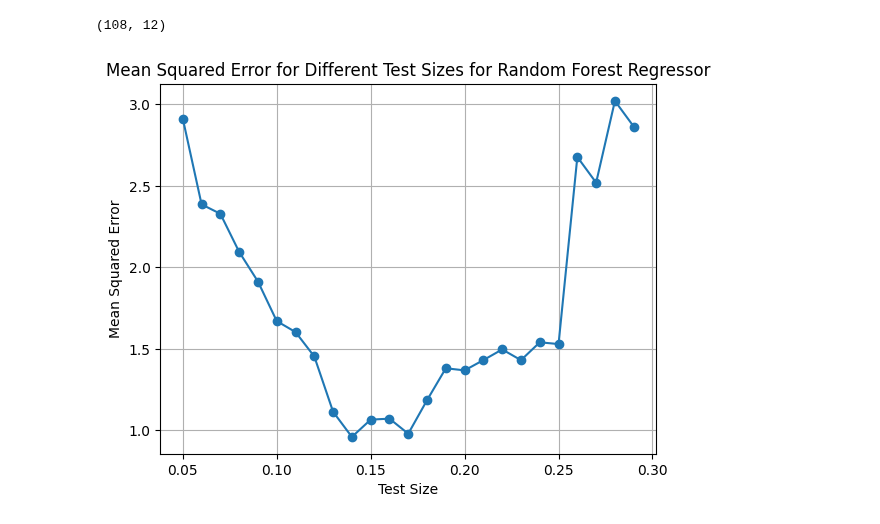
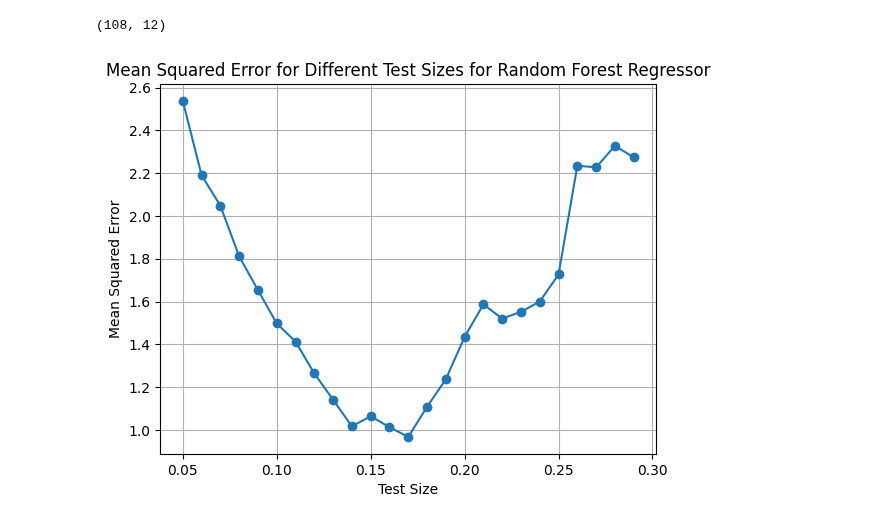
Before and after one commit to jli615/dtxwalmart, a Jupyter notebook: supercenter_singular_store_model.ipynb, the cells around one changed output. Saved outputs shown, nothing was run; the diff lists cells and outputs as text; code cells hidden in the pictures.

Commit message:
store 7 single model finished

```diff
--- a/supercenter_singular_store_model.ipynb
+++ b/supercenter_singular_store_model.ipynb
@@ -29,32 +29,33 @@ store_7.shape
 # %% [output]
 (108, 12)
 # %%
-X = store_7.drop(columns=['Tonnage'])
+# dropping Days Since Last Pickup because weekdays since last pickup and weekend days since last pickup sum to form it
+X = store_7.drop(columns=['Tonnage', 'Days Since Last Pickup'])
 y = store_7['Tonnage']
 
-random_forest_model = RandomForestRegressor(n_estimators=100, random_state=0)
+random_forest_model = RandomForestRegressor(n_estimators=200, max_depth=None, min_samples_split=2, min_samples_leaf=4, random_state=0)
 
 # testing to see which train/test split is optimal
 test_sizes = []
 mses = []
 
 for i in range(5, 30):
     test_size = i / 100
     X_train, X_test, y_train, y_test = train_test_split(X, y, test_size=test_size, shuffle=False)
     random_forest_model.fit(X_train, y_train)
     y_pred = random_forest_model.predict(X_test)
     mse = mean_squared_error(y_test, y_pred)
     test_sizes.append(test_size)
     mses.append(mse)
 
 # plotting train/test split vs mse
 plt.plot(test_sizes, mses, marker='o')
 plt.title('Mean Squared Error for Different Test Sizes for Random Forest Regressor')
 plt.xlabel('Test Size')
 plt.ylabel('Mean Squared Error')
 plt.grid(True)
 plt.show()
 # %% [output]
-[figure, old version]
+[figure, new version]
 # %%
 # Extracting the features from the dataframe
```
Also changed, not shown: parts of 7 cells of this notebook.
